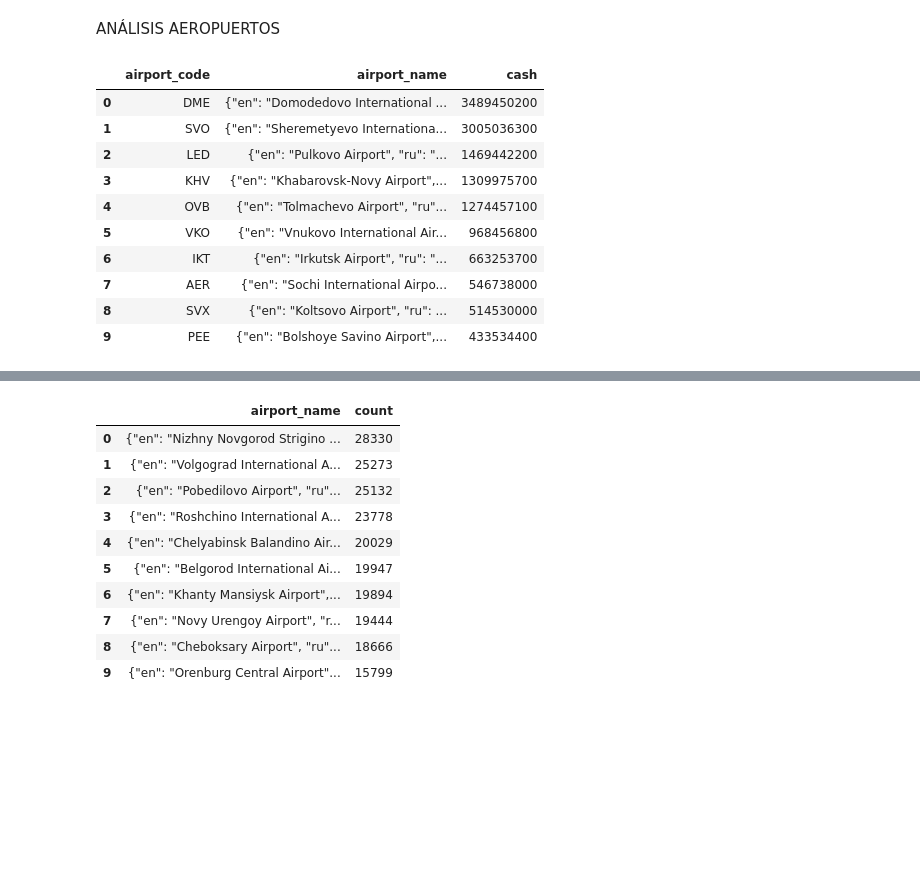
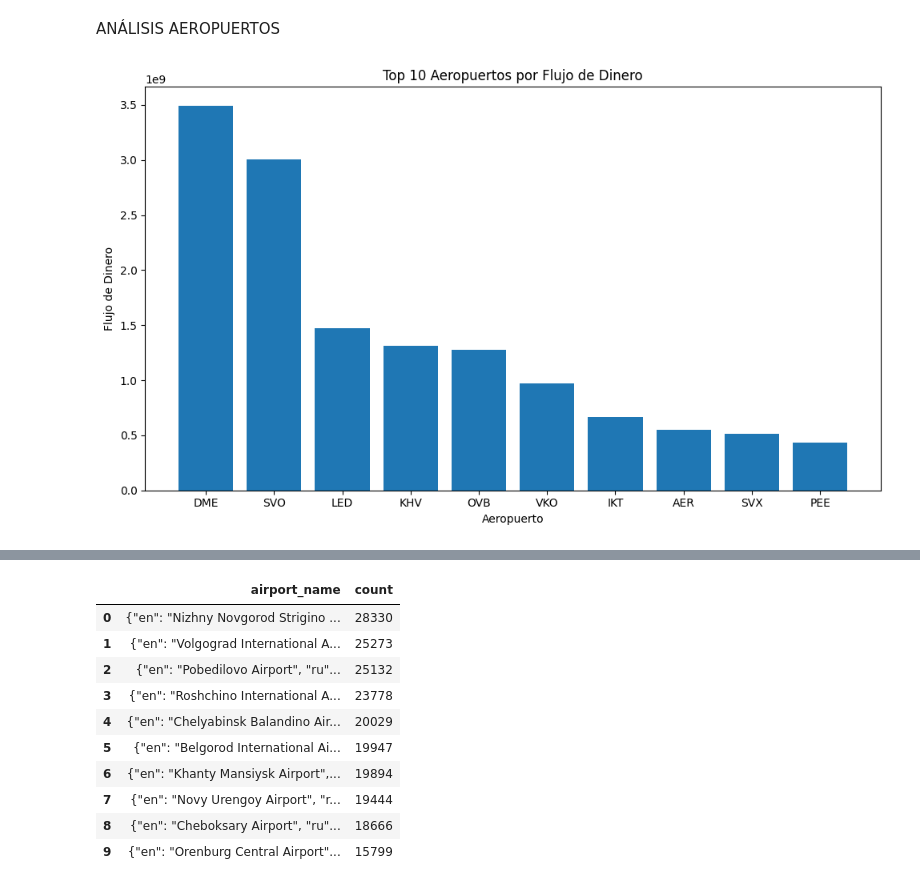
Before and after one commit to SORTEGA11/ProyectoFinalAerolineas, a Jupyter notebook: EDA/Vuelos.ipynb, the cells around one changed output, grey strips where cells are left out. Drawn from its saved outputs; the diff is of its cells as text; code cells hidden in the pictures; blank space fills up the shorter version.

```diff
--- a/EDA/Vuelos.ipynb
+++ b/EDA/Vuelos.ipynb
@@ -589,22 +603,20 @@ ANÁLISIS AEROPUERTOS
 # %%
 # que aeropuerto tiene mayor flujo de dinero
 
-pd.read_sql_query("""select ad.airport_code, ad.airport_name, sum(tf.amount) as cash from airports_data ad
+aeropuertos_cash= pd.read_sql_query("""select ad.airport_code, ad.airport_name, sum(tf.amount) as cash from airports_data ad
                     inner join flights f on ad.airport_code = f.departure_airport
                     inner join ticket_flights tf on tf.flight_id = f.flight_id
                     group by ad.airport_code
                     order by cash desc
                     limit 10""", conn)
-# %% [output]
-|  | airport_code | airport_name | cash |
-| 0 | DME | {"en": "Domodedovo International ... | 3489450200 |
-| 1 | SVO | {"en": "Sheremetyevo Internationa... | 3005036300 |
-| 2 | LED | {"en": "Pulkovo Airport", "ru": "... | 1469442200 |
-| 3 | KHV | {"en": "Khabarovsk-Novy Airport",... | 1309975700 |
-| 4 | OVB | {"en": "Tolmachevo Airport", "ru"... | 1274457100 |
-| 5 | VKO | {"en": "Vnukovo International Air... | 968456800 |
-| 6 | IKT | {"en": "Irkutsk Airport", "ru": "... | 663253700 |
-| 7 | AER | {"en": "Sochi International Airpo... | 546738000 |
-| 8 | SVX | {"en": "Koltsovo Airport", "ru": ... | 514530000 |
-| 9 | PEE | {"en": "Bolshoye Savino Airport",... | 433534400 |
+# %%
+plt.figure(figsize=(10, 6))
+plt.bar(aeropuertos_cash['airport_code'], aeropuertos_cash['cash'])
+plt.title('Top 10 Aeropuertos por Flujo de Dinero')
+plt.xlabel('Aeropuerto')
+plt.ylabel('Flujo de Dinero')
+plt.tight_layout()
+plt.show()
+# %% [output]
+[figure, added]
 # %%
```
Also changed, not shown: parts of 8 cells of this notebook, 3 other files.
